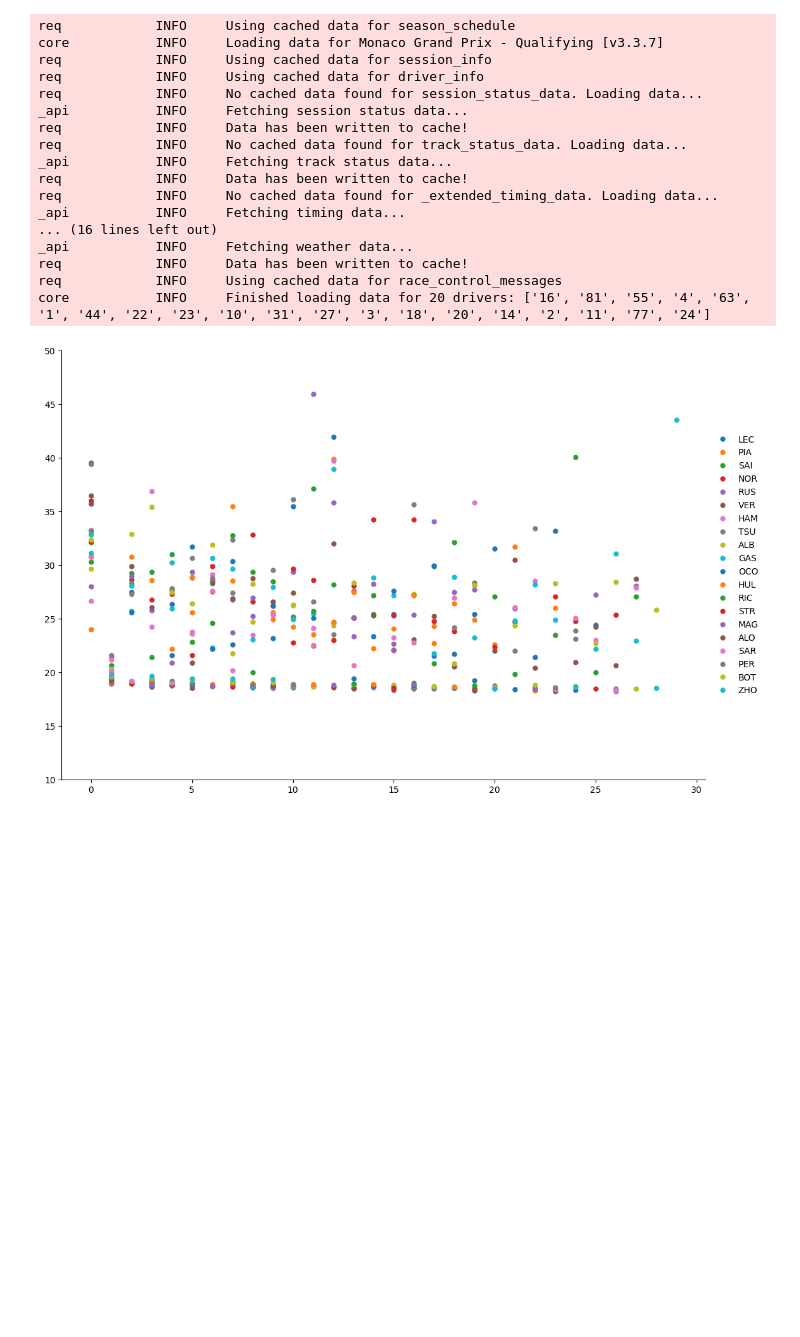
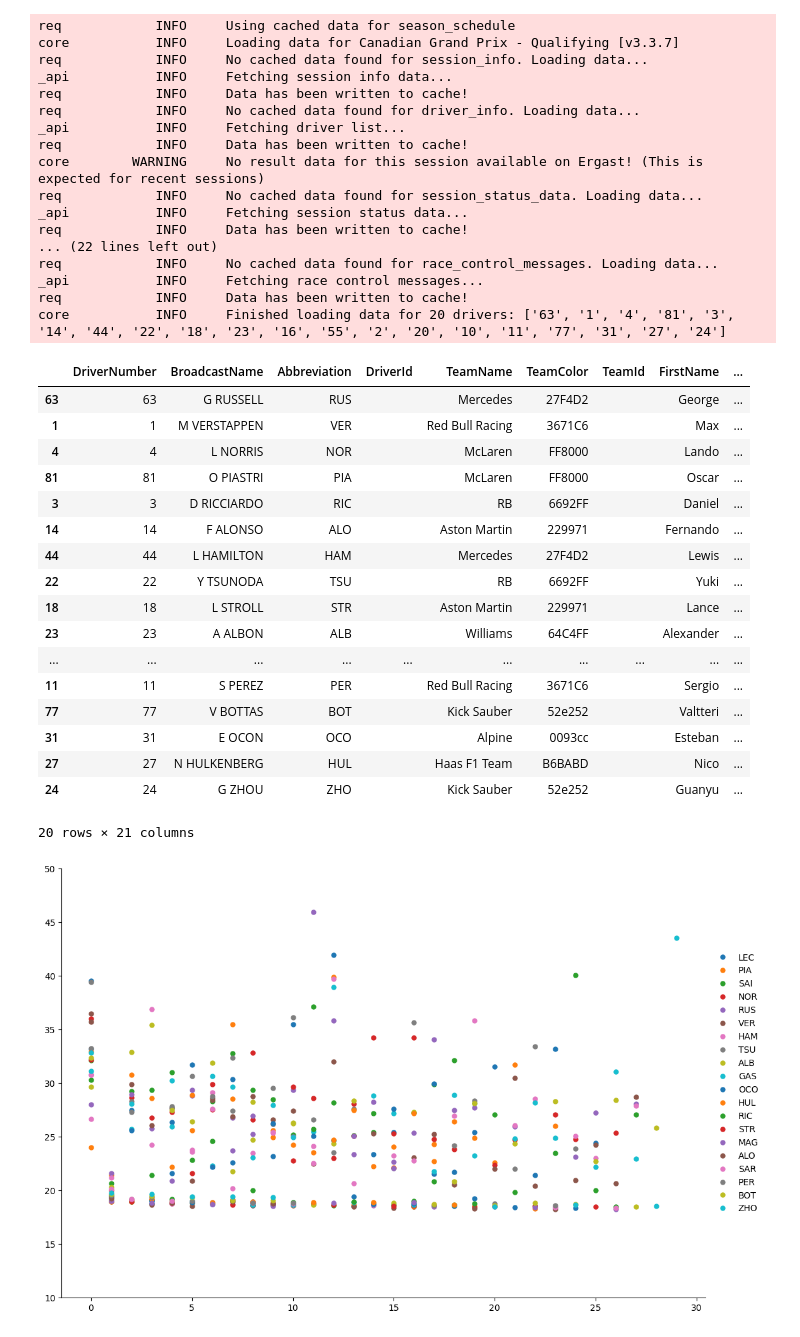
Before and after one commit to mrisaro/f1_risaro, a Jupyter notebook: 00_pruebo_library.ipynb, the cells around one changed output. Saved outputs shown, nothing was run; the diff lists cells and outputs as text; code cells hidden in the pictures; blank space fills up the shorter version.

Commit message:
First tries with the library

```diff
--- a/00_pruebo_library.ipynb
+++ b/00_pruebo_library.ipynb
@@ -6,29 +8,50 @@ import fastf1
 # %%
-session = fastf1.get_session(2024, 'Monza', 'Qualifying', backend='f1timing')
+session = fastf1.get_session(2024, 'Canada', 'Qualifying', backend='f1timing')
 session.load()
 # %% [output]
 req            INFO     Using cached data for season_schedule
-core           INFO     Loading data for Monaco Grand Prix - Qualifying [v3.3.7]
-req            INFO     Using cached data for session_info
-req            INFO     Using cached data for driver_info
+core           INFO     Loading data for Canadian Grand Prix - Qualifying [v3.3.7]
+req            INFO     No cached data found for session_info. Loading data...
+_api           INFO     Fetching session info data...
+req            INFO     Data has been written to cache!
+req            INFO     No cached data found for driver_info. Loading data...
+_api           INFO     Fetching driver list...
+req            INFO     Data has been written to cache!
+core        WARNING     No result data for this session available on Ergast! (This is expected for recent sessions)
 req            INFO     No cached data found for session_status_data. Loading data...
 _api           INFO     Fetching session status data...
 req            INFO     Data has been written to cache!
-req            INFO     No cached data found for track_status_data. Loading data...
-_api           INFO     Fetching track status data...
+... (22 lines left out)
+req            INFO     No cached data found for race_control_messages. Loading data...
+_api           INFO     Fetching race control messages...
 req            INFO     Data has been written to cache!
-req            INFO     No cached data found for _extended_timing_data. Loading data...
-_api           INFO     Fetching timing data...
-... (16 lines left out)
-_api           INFO     Fetching weather data...
-req            INFO     Data has been written to cache!
-req            INFO     Using cached data for race_control_messages
-core           INFO     Finished loading data for 20 drivers: ['16', '81', '55', '4', '63', '1', '44', '22', '23', '10', '31', '27', '3', '18', '20', '14', '2', '11', '77', '24']
+core           INFO     Finished loading data for 20 drivers: ['63', '1', '4', '81', '3', '14', '44', '22', '18', '23', '16', '55', '2', '20', '10', '11', '77', '31', '27', '24']
 # %%
 df_info = session.session_info
 # %%
 df_results = session.results
 drivers_names = df_results['Abbreviation']
+
+df_results
+# %% [output]
+|  | DriverNumber | BroadcastName | Abbreviation | DriverId | TeamName | TeamColor | TeamId | FirstName | ... |
+| 63 | 63 | G RUSSELL | RUS |  | Mercedes | 27F4D2 |  | George | ... |
+| 1 | 1 | M VERSTAPPEN | VER |  | Red Bull Racing | 3671C6 |  | Max | ... |
+| 4 | 4 | L NORRIS | NOR |  | McLaren | FF8000 |  | Lando | ... |
+| 81 | 81 | O PIASTRI | PIA |  | McLaren | FF8000 |  | Oscar | ... |
+| 3 | 3 | D RICCIARDO | RIC |  | RB | 6692FF |  | Daniel | ... |
+| 14 | 14 | F ALONSO | ALO |  | Aston Martin | 229971 |  | Fernando | ... |
+| 44 | 44 | L HAMILTON | HAM |  | Mercedes | 27F4D2 |  | Lewis | ... |
+| 22 | 22 | Y TSUNODA | TSU |  | RB | 6692FF |  | Yuki | ... |
+| 18 | 18 | L STROLL | STR |  | Aston Martin | 229971 |  | Lance | ... |
+| 23 | 23 | A ALBON | ALB |  | Williams | 64C4FF |  | Alexander | ... |
+| ... | ... | ... | ... | ... | ... | ... | ... | ... | ... |
+| 11 | 11 | S PEREZ | PER |  | Red Bull Racing | 3671C6 |  | Sergio | ... |
+| 77 | 77 | V BOTTAS | BOT |  | Kick Sauber | 52e252 |  | Valtteri | ... |
+| 31 | 31 | E OCON | OCO |  | Alpine | 0093cc |  | Esteban | ... |
+| 27 | 27 | N HULKENBERG | HUL |  | Haas F1 Team | B6BABD |  | Nico | ... |
+| 24 | 24 | G ZHOU | ZHO |  | Kick Sauber | 52e252 |  | Guanyu | ... |
+20 rows × 21 columns
 # %%
 df_laps = session.laps
 
```
Also changed, not shown: parts of 9 cells of this notebook, 5 other files.
